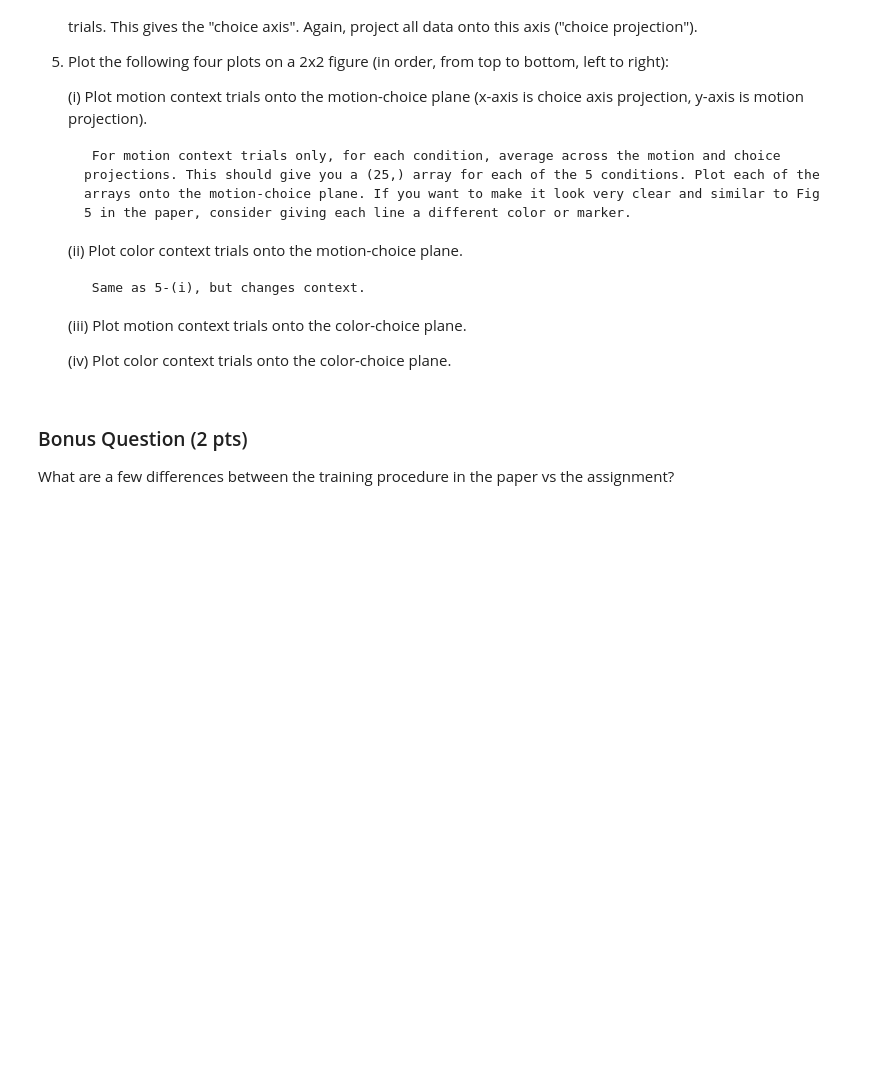
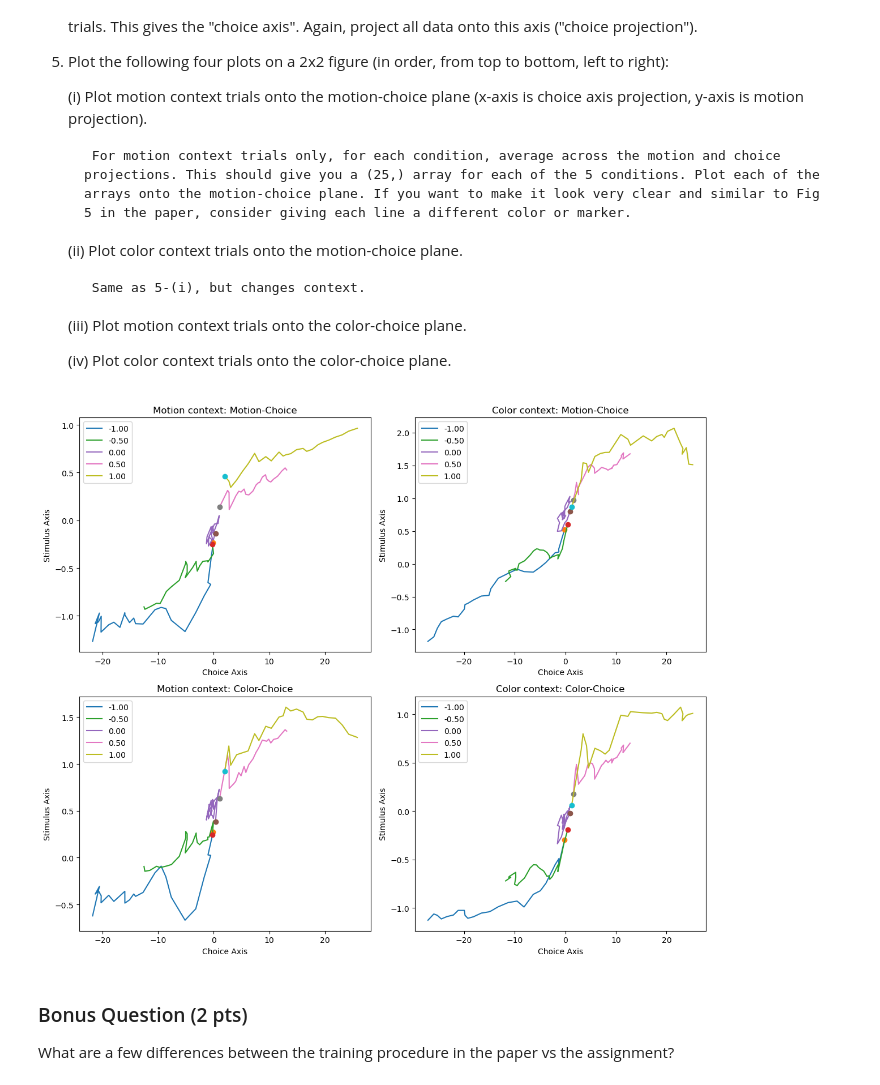
Before and after one commit to khanakagrawal/ML_for_Neuro, a Jupyter notebook: hw5/HW5b.ipynb, the cells around one changed output. Saved outputs shown, nothing was run; the diff lists cells and outputs as text; code cells hidden in the pictures; blank space fills up the shorter version.

Commit message:
visualizing activity on different context vs. choice axis

```diff
--- a/hw5/HW5b.ipynb
+++ b/hw5/HW5b.ipynb
@@ -402,6 +402,73 @@ Now we will attempt to recreate Fig. 5 in MS2013. We will do so by doing a simpl
     (iii) Plot motion context trials onto the color-choice plane.
 
     (iv) Plot color context trials onto the color-choice plane.
+# %%
+X = hidden_states.reshape(-1, hidden_states.shape[-1])
+
+def ridge_regression(X, Y, lambda_=0.1):
+    X_ = torch.cat([X, torch.ones(X.shape[0], 1)], dim=1)
+    I = torch.eye(X_.shape[1])
+    I[-1, -1] = 0
+    W = torch.inverse(X_.T @ X_ + lambda_ * I) @ X_.T @ Y
+    return W[:-1], W[-1]
+
+motion_mask = (context_cues == 1)
+X_motion = hidden_states[motion_mask].reshape(-1, hidden_states.shape[-1])
+stim_strengths = torch.zeros(rnn_inputs.shape[0])
+for i in range(rnn_inputs.shape[0]):
+    if context_cues[i] == 1:
+        stim_strengths[i] = rnn_inputs[i, :, 0].mean()
+    else:
+        stim_strengths[i] = rnn_inputs[i, :, 1].mean()
+
+Y_motion = stim_strengths[motion_mask].repeat_interleave(hidden_states.shape[1])
+w_motion, b_motion = ridge_regression(X_motion, Y_motion)
+
+color_mask = (context_cues == -1)
+X_color = hidden_states[color_mask].reshape(-1, hidden_states.shape[-1])
+Y_color = stim_strengths[color_mask].repeat_interleave(hidden_states.shape[1])
+w_color, b_color = ridge_regression(X_color, Y_color)
+
+Y_choice = target_outputs.reshape(-1)
+w_choice, b_choice = ridge_regression(X, Y_choice)
+
+proj_motion = torch.einsum('ntd,d->nt', hidden_states, w_motion)
+proj_color = torch.einsum('ntd,d->nt', hidden_states, w_color)
+proj_choice = torch.einsum('ntd,d->nt', hidden_states, w_choice)
+
+def get_condition_avg(proj_x, proj_y, context_mask, condition_means, stim_strengths):
+    curves_x, curves_y = [], []
+    for strength in condition_means:
+        idxs = torch.where((context_mask) & (torch.abs(stim_strengths - strength) < 0.05))[0]
+        avg_x = proj_x[idxs].mean(dim=0)
+        avg_y = proj_y[idxs].mean(dim=0)
+        curves_x.append(avg_x)
+        curves_y.append(avg_y)
+    return curves_x, curves_y
+
+fig, axs = plt.subplots(2, 2, figsize=(12, 10))
+titles = ['Motion context: Motion-Choice', 'Color context: Motion-Choice',
+          'Motion context: Color-Choice', 'Color context: Color-Choice']
+
+for i, (ctx_mask, x_proj, y_proj, title, ax) in enumerate([
+    (motion_mask, proj_choice, proj_motion, titles[0], axs[0, 0]),
+    (color_mask, proj_choice, proj_motion, titles[1], axs[0, 1]),
+    (motion_mask, proj_choice, proj_color, titles[2], axs[1, 0]),
+    (color_mask, proj_choice, proj_color, titles[3], axs[1, 1]),
+]):
+    xs, ys = get_condition_avg(x_proj, y_proj, ctx_mask, condition_means, stim_strengths)
+    for x, y, label in zip(xs, ys, condition_means):
+        ax.plot(x, y, label=f"{label:.2f}")
+        ax.plot(x[0], y[0], 'o')
+    ax.set_title(title)
+    ax.set_xlabel('Choice Axis')
+    ax.set_ylabel('Stimulus Axis')
+    ax.legend()
+
+plt.tight_layout()
+plt.show()
+# %% [output]
+[figure, added]
 # %% [markdown]
 ### Bonus Question (2 pts)
 
```
